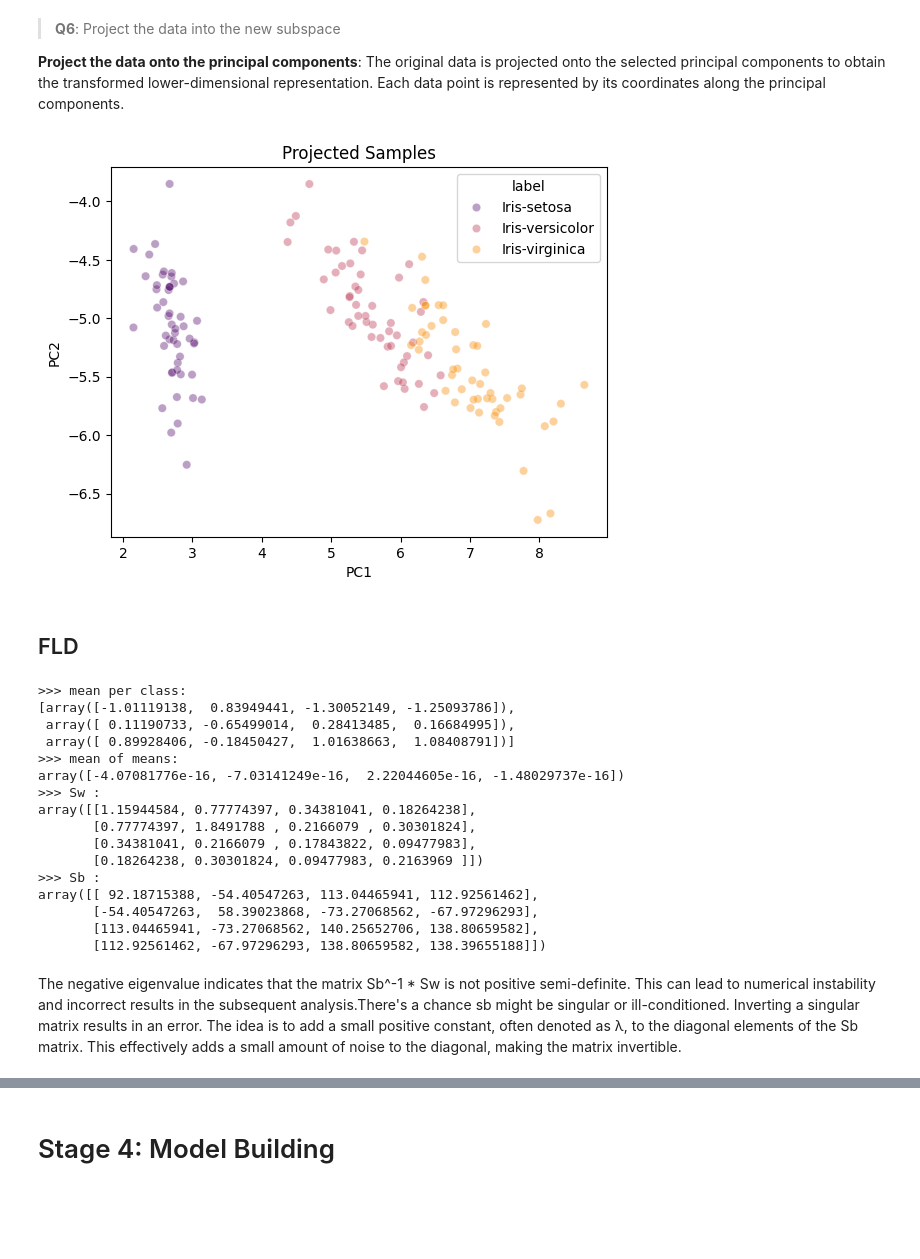
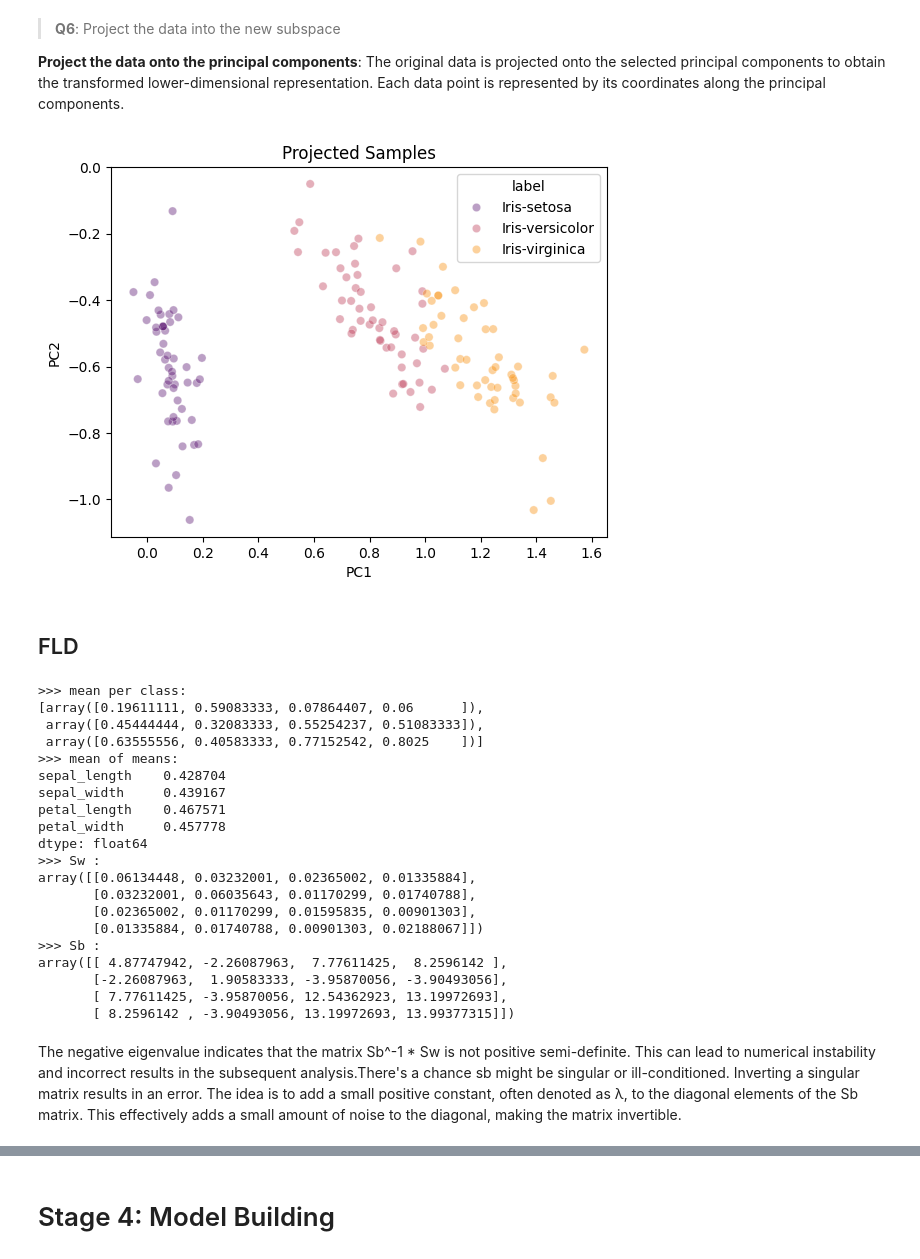
Before and after one commit to thisisel/pattern-recognition, a Jupyter notebook: mini_proj2/mini_proj2.ipynb, the cells around one changed output, grey strips where cells are left out. Drawn from its saved outputs; the diff is of its cells as text; code cells hidden in the pictures; blank space fills up the shorter version.

```diff
--- a/mini_proj2/mini_proj2.ipynb
+++ b/mini_proj2/mini_proj2.ipynb
@@ -86,8 +86,8 @@ def standardize(feat_col: pd.Series) -> float:
 
 
 df_normalized = df.copy(deep=True)
-# df_normalized[df.columns[:4]] = df[df.columns[:4]].apply(min_max_scaler)
-df_normalized[df.columns[:4]] = df[df.columns[:4]].apply(standardize)
+df_normalized[df.columns[:4]] = df[df.columns[:4]].apply(min_max_scaler)
+# df_normalized[df.columns[:4]] = df[df.columns[:4]].apply(standardize)
 # %% [markdown]
 # Stage 3 : Dimensionality Reduction
 # %% [markdown]
@@ -154,5 +167,5 @@ The **eigen decomposition** is performed on the covariance matrix to obtain the
 # %%
 # Convert to NumPy array
 cov_arr = cov_df.values
-sorted_eiglist_desc = eig_decomposition(mtrx=cov_arr)
+pca_sorted_eiglist_desc = eig_decomposition(mtrx=cov_arr)
 # %% [output]
@@ -186,77 +182,71 @@ _These components capture the most significant patterns or variations in the dat
 **Project the data onto the principal components**: The original data is projected onto the selected principal components to obtain the transformed lower-dimensional representation. Each data point is represented by its coordinates along the principal components.
 # %%
 selected_pc = 2
-pca_projection_matrix = np.array([e[1] for e in sorted_eiglist_desc])
 
-# apply the transformation to the feature columns, keeping the label column unchanged
-pca_projected_arr = np.dot(df.values[:, :4], pca_projection_matrix[:, :selected_pc])
-pca_projected_df = pd.DataFrame(
-    {
-        "PC1": pca_projected_arr[:, 0],
-        "PC2": pca_projected_arr[:, 1],
-        "label": df["label"],
-    }
+pca_projected_df = project(
+    sorted_eiglist_desc=pca_sorted_eiglist_desc, df=df_normalized, k=selected_pc
 )
 
 sns.scatterplot(
     x="PC1", y="PC2", hue="label", data=pca_projected_df, palette="inferno", alpha=0.4
 )
 plt.title("Projected Samples")
 plt.xlabel("PC1")
 plt.ylabel("PC2")
 
 plt.show()
 # %% [output]
-[figure, old version]
+[figure, new version]
 # %% [markdown]
 ## FLD
 # %%
-sum_mean = np.zeros((4,))
 class_means = []
-sw = np.zeros((4,4))
-sb = np.zeros((4,4))
+sw = np.zeros((4, 4))
+sb = np.zeros((4, 4))
 n_cls_samples = []
 
 for label in class_labels:
     class_df = df_normalized.query(f"label == '{label}'")
     n_cls_samples.append(len(class_df))
+
     sw += class_df[class_df.columns[:4]].cov().to_numpy()
-    sum_mean += class_df[class_df.columns[:4]].mean().to_numpy()
     class_means.append(class_df[class_df.columns[:4]].mean().to_numpy())
 
-total_mean = sum_mean / len(class_labels)
-
+avg_mean = df_normalized[df_normalized.columns[:4]].mean()
 for c_mean, n_c in zip(class_means, n_cls_samples):
-    diff = c_mean - total_mean
+    diff = c_mean - avg_mean
     sb += (np.outer(diff, diff.T)) * n_c
-    # sb += np.outer(diff, diff.T)
 
 
 print(">>> mean per class:")
 pprint(class_means)
 print(">>> mean of means:")
-pprint(total_mean)
+pprint(avg_mean)
 print(">>> Sw :")
 pprint(sw)
 print(">>> Sb :")
 pprint(sb)
 # %% [output]
 >>> mean per class:
-[array([-1.01119138,  0.83949441, -1.30052149, -1.25093786]),
- array([ 0.11190733, -0.65499014,  0.28413485,  0.16684995]),
- array([ 0.89928406, -0.18450427,  1.01638663,  1.08408791])]
+[array([0.19611111, 0.59083333, 0.07864407, 0.06      ]),
+ array([0.45444444, 0.32083333, 0.55254237, 0.51083333]),
+ array([0.63555556, 0.40583333, 0.77152542, 0.8025    ])]
 >>> mean of means:
-array([-4.07081776e-16, -7.03141249e-16,  2.22044605e-16, -1.48029737e-16])
+sepal_length    0.428704
+sepal_width     0.439167
+petal_length    0.467571
+petal_width     0.457778
+dtype: float64
 >>> Sw :
-array([[1.15944584, 0.77774397, 0.34381041, 0.18264238],
-       [0.77774397, 1.8491788 , 0.2166079 , 0.30301824],
-       [0.34381041, 0.2166079 , 0.17843822, 0.09477983],
-       [0.18264238, 0.30301824, 0.09477983, 0.2163969 ]])
+array([[0.06134448, 0.03232001, 0.02365002, 0.01335884],
+       [0.03232001, 0.06035643, 0.01170299, 0.01740788],
+       [0.02365002, 0.01170299, 0.01595835, 0.00901303],
+       [0.01335884, 0.01740788, 0.00901303, 0.02188067]])
 >>> Sb :
-array([[ 92.18715388, -54.40547263, 113.04465941, 112.92561462],
-       [-54.40547263,  58.39023868, -73.27068562, -67.97296293],
-       [113.04465941, -73.27068562, 140.25652706, 138.80659582],
-       [112.92561462, -67.97296293, 138.80659582, 138.39655188]])
+array([[ 4.87747942, -2.26087963,  7.77611425,  8.2596142 ],
+       [-2.26087963,  1.90583333, -3.95870056, -3.90493056],
+       [ 7.77611425, -3.95870056, 12.54362923, 13.19972693],
+       [ 8.2596142 , -3.90493056, 13.19972693, 13.99377315]])
 # %% [markdown]
-The negative eigenvalue indicates that the matrix Sb^-1 * Sw is not positive semi-definite. This can lead to numerical instability and incorrect results in the subsequent analysis.There's a chance sb might be singular or ill-conditioned. Inverting a singular matrix results in an error.
+The negative eigenvalue indicates that the matrix Sb^-1 \* Sw is not positive semi-definite. This can lead to numerical instability and incorrect results in the subsequent analysis.There's a chance sb might be singular or ill-conditioned. Inverting a singular matrix results in an error.
 The idea is to add a small positive constant, often denoted as λ, to the diagonal elements of the Sb matrix. This effectively adds a small amount of noise to the diagonal, making the matrix invertible.
```
Also changed, not shown: parts of 17 cells of this notebook.
